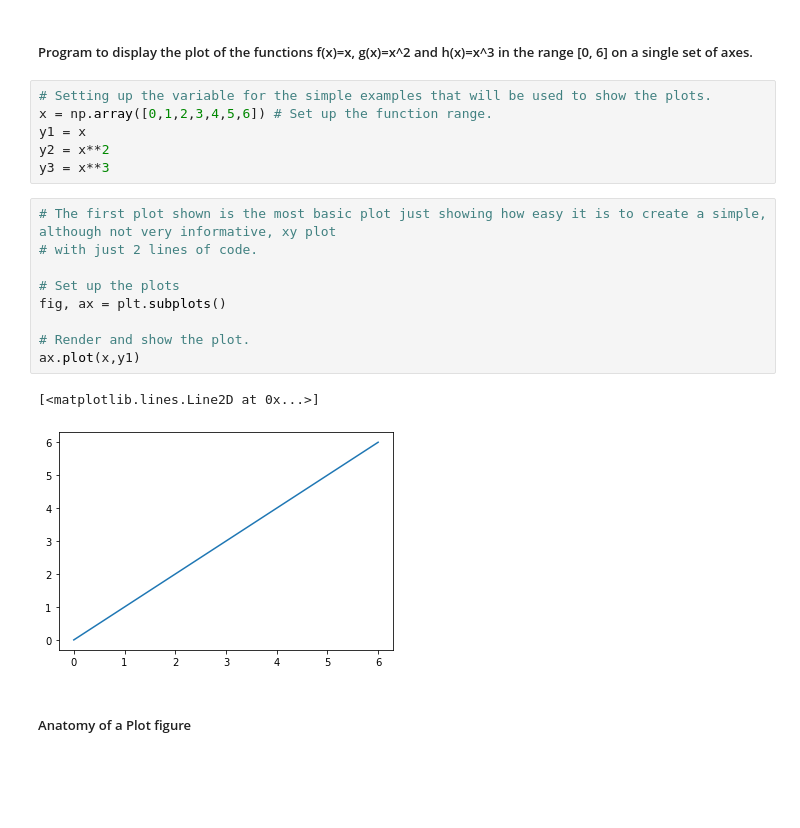
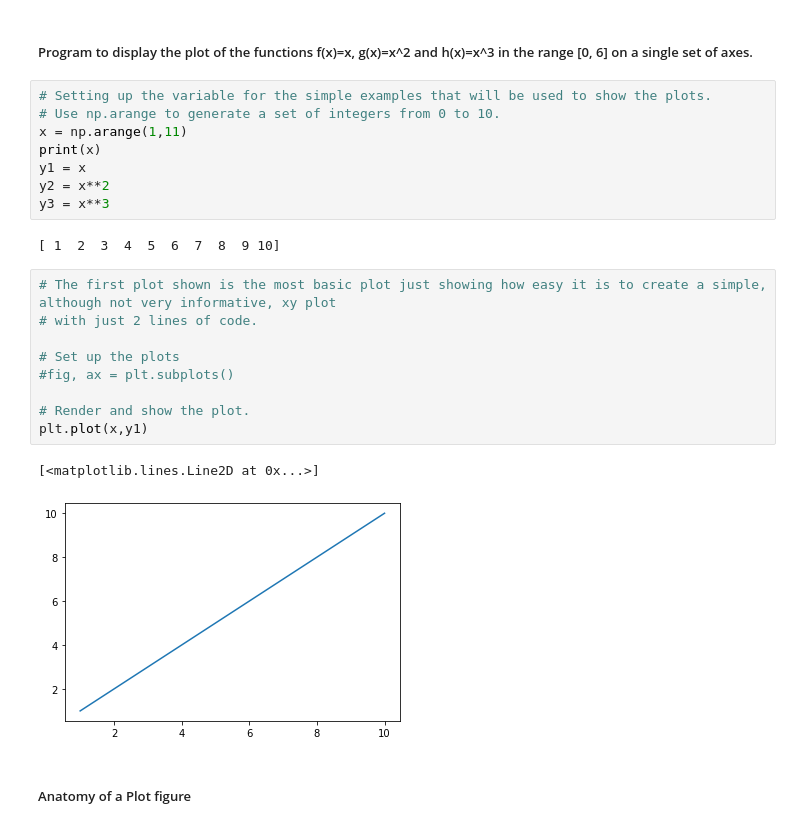
Before and after one commit to donneger/data_analysis_assessment, a Jupyter notebook: pyplot_assignment/pyplot.ipynb, the cells around one changed output. Cells and saved outputs as stored; diff of their text form; blank space fills up the shorter version.

```diff
--- a/pyplot_assignment/pyplot.ipynb
+++ b/pyplot_assignment/pyplot.ipynb
@@ -28,22 +28,26 @@ from numpy import random
 ##### Program to display the plot of the functions f(x)=x, g(x)=x^2 and h(x)=x^3 in the range [0, 6] on a single set of axes.
 # %%
 # Setting up the variable for the simple examples that will be used to show the plots.
-x = np.array([0,1,2,3,4,5,6]) # Set up the function range.
+# Use np.arange to generate a set of integers from 0 to 10.
+x = np.arange(1,11)
+print(x)
 y1 = x
 y2 = x**2
 y3 = x**3
+# %% [output]
+[ 1  2  3  4  5  6  7  8  9 10]
 # %%
 # The first plot shown is the most basic plot just showing how easy it is to create a simple, although not very informative, xy plot
 # with just 2 lines of code.
 
 # Set up the plots
-fig, ax = plt.subplots()
+#fig, ax = plt.subplots()
 
 # Render and show the plot.
-ax.plot(x,y1)
+plt.plot(x,y1)
 # %% [output]
 [<matplotlib.lines.Line2D at 0x...>]
-[figure, old version]
+[figure, new version]
 # %% [markdown]
 ##### Anatomy of a Plot figure
 # %% [markdown]
```
Also changed, not shown: parts of 13 cells of this notebook.
